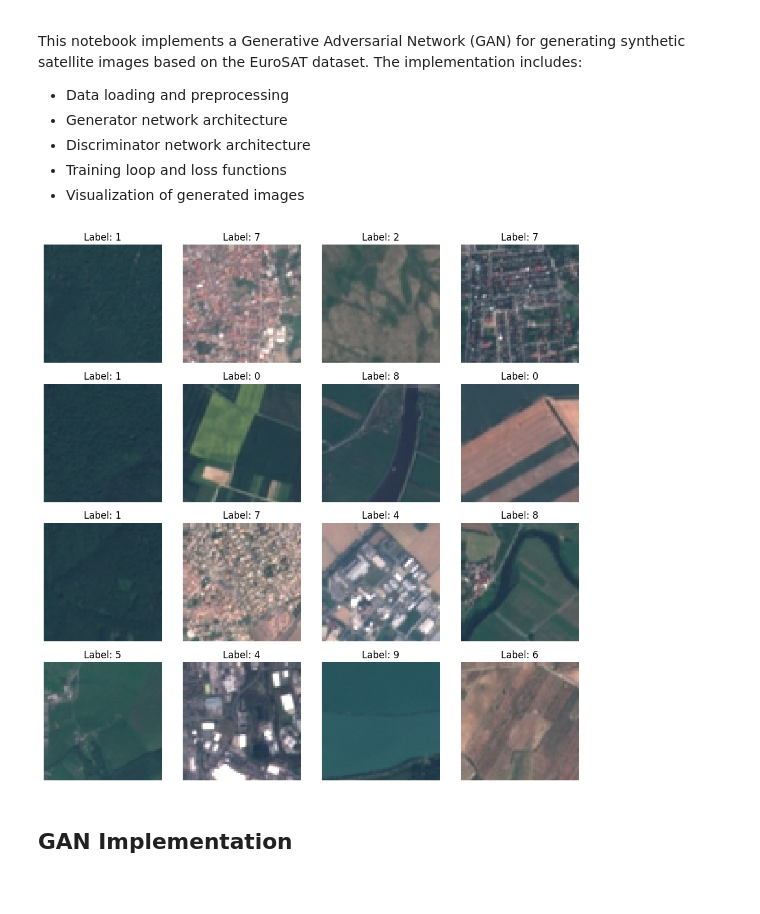
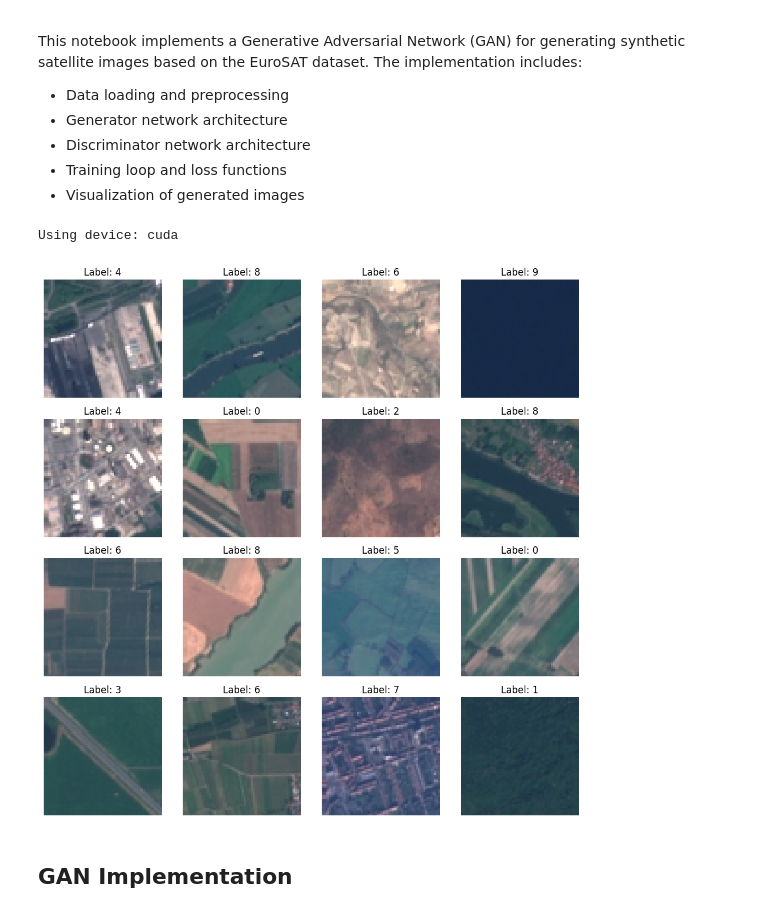
Before and after one commit to ElanoBeer/synthetic-satellite-pipeline, a Jupyter notebook: notebooks/eurosat_gan.ipynb, the cells around one changed output. Cells and saved outputs as stored; diff of their text form; code cells hidden in the pictures.

```diff
--- a/notebooks/eurosat_gan.ipynb
+++ b/notebooks/eurosat_gan.ipynb
@@ -18,43 +20,46 @@ from tqdm import tqdm
 import time
 from datetime import datetime, timedelta
 # %%
-# Load EuroSAT dataset
-dataset = tfds.load('eurosat/rgb', split='train')
+# Define dataset path
+BATCH_SIZE = 32
+dataset_path = 'E:/Datasets/'
 
-# Convert to numpy array and normalize
-def preprocess(data):
-    image = data['image']
-    image = tf.cast(image, tf.float32)
-    image = (image - 127.5) / 127.5
-    return image
+# Define transformations for normalization and resizing
+transform = transforms.Compose([
+    transforms.Resize((64, 64)),           # Resize images to 64x64
+    transforms.ToTensor(),                 # Convert images to PyTorch tensors
+    transforms.Normalize((0.5, 0.5, 0.5),  # Normalize to [-1, 1] for GAN compatibility
+                         (0.5, 0.5, 0.5))
+])
 
-# Prepare the dataset
-BUFFER_SIZE = 1000
-BATCH_SIZE = 32
+# Load dataset
+train_dataset = datasets.EuroSAT(root=dataset_path, download=True, transform=transform)
+train_loader = DataLoader(train_dataset, batch_size=BATCH_SIZE, shuffle=True)
 
-train_dataset = (
-    dataset
-    .map(preprocess)
-    .shuffle(BUFFER_SIZE)
-    .batch(BATCH_SIZE)
-)
-
-# Check for physical GPUs
-print("Num GPUs Available: ", len(tf.config.list_physical_devices('GPU')))
+# Check for CUDA availability
+device = torch.device('cuda' if torch.cuda.is_available() else 'cpu')
+print(f"Using device: {device}")
+# %% [output]
+Using device: cuda
 # %%
 fig, axes = plt.subplots(4, 4, figsize=(10, 10))
-for i, example in enumerate(dataset.take(16)):
-    image = example['image'].numpy()
-    label = example['label'].numpy()
+
+# Randomly select 16 samples from the dataset
+indices = np.random.choice(len(train_dataset), 16, replace=False)
+
+for i, index in enumerate(indices):
+    image, label = train_dataset[index]  # Access dataset by random index
+    image = image.permute(1, 2, 0).numpy()  # Change tensor shape to HWC for display
+    image = (image * 0.5) + 0.5  # Unnormalize to range [0, 1] for visualization
     ax = axes[i // 4, i % 4]
     ax.imshow(image)
     ax.set_title(f"Label: {label}")
     ax.axis('off')
 
 plt.tight_layout()
 plt.show()
 # %% [output]
-[figure, old version]
+[figure, new version]
 # %% [markdown]
 ## GAN Implementation
 # %%
```
Also changed, not shown: parts of 10 cells of this notebook.
